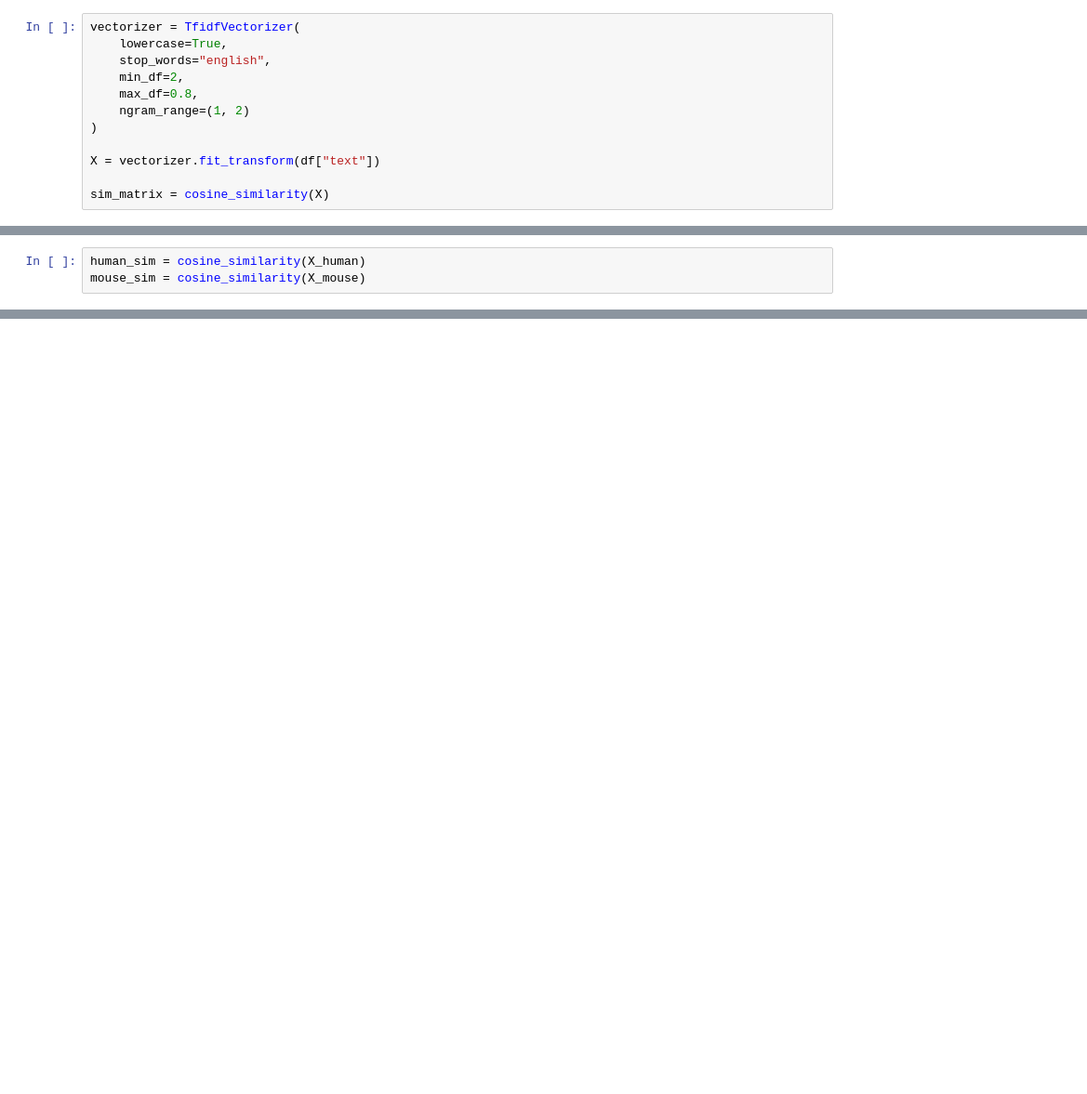
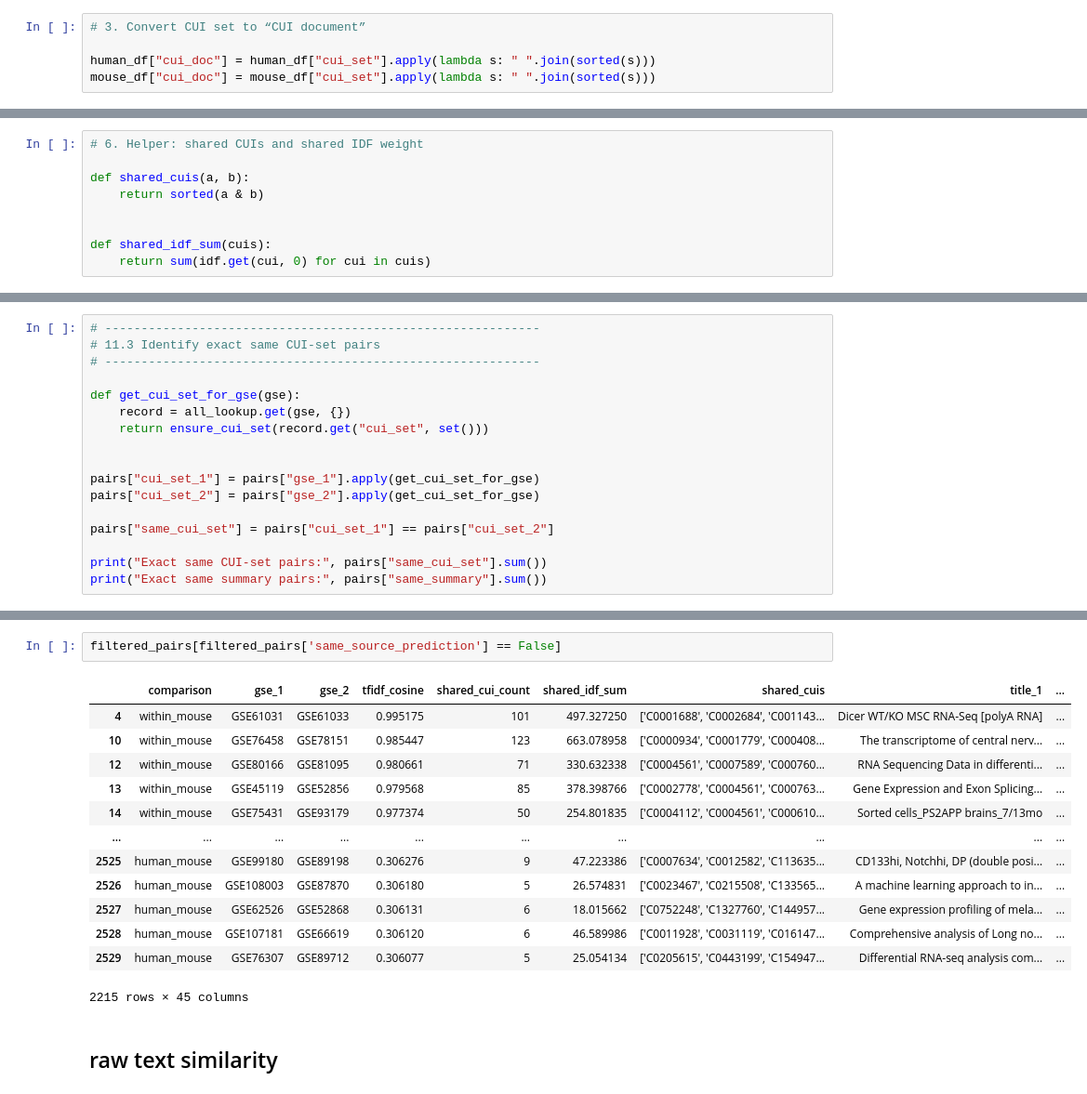
Before and after one commit to vbilsmith/txt2onto2.0_for_gold_standards, a Jupyter notebook: 06-sim-tf-idf.ipynb, the cells around one changed output, grey strips where cells are left out. Shown at 93% size. Saved outputs shown, nothing was run; the diff lists cells and outputs as text; blank space fills up the shorter version.

Commit message:
add codes for raw text similarity analysis

```diff
--- a/06-sim-tf-idf.ipynb
+++ b/06-sim-tf-idf.ipynb
@@ -77,13 +43,6 @@ KeyboardInterrupt:
 # %%
-vectorizer = TfidfVectorizer(
-    lowercase=True,
-    stop_words="english",
-    min_df=2,
-    max_df=0.8,
-    ngram_range=(1, 2)
-)
+# 3. Convert CUI set to “CUI document”
 
-X = vectorizer.fit_transform(df["text"])
-
-sim_matrix = cosine_similarity(X)
+human_df["cui_doc"] = human_df["cui_set"].apply(lambda s: " ".join(sorted(s)))
+mouse_df["cui_doc"] = mouse_df["cui_set"].apply(lambda s: " ".join(sorted(s)))
 # %%
@@ -120,3 +108,9 @@ top_pairs.to_csv("top_human_mouse_tfidf_pairs.csv", index=False)
 # %%
-human_sim = cosine_similarity(X_human)
-mouse_sim = cosine_similarity(X_mouse)
+# 6. Helper: shared CUIs and shared IDF weight
+
+def shared_cuis(a, b):
+    return sorted(a & b)
+
+
+def shared_idf_sum(cuis):
+    return sum(idf.get(cui, 0) for cui in cuis)
@@ -122,0 +492,17 @@ mouse_sim = cosine_similarity(X_mouse)
+# %%
+# ------------------------------------------------------------
+# 11.3 Identify exact same CUI-set pairs
+# ------------------------------------------------------------
+
+def get_cui_set_for_gse(gse):
+    record = all_lookup.get(gse, {})
+    return ensure_cui_set(record.get("cui_set", set()))
+
+
+pairs["cui_set_1"] = pairs["gse_1"].apply(get_cui_set_for_gse)
+pairs["cui_set_2"] = pairs["gse_2"].apply(get_cui_set_for_gse)
+
+pairs["same_cui_set"] = pairs["cui_set_1"] == pairs["cui_set_2"]
+
+print("Exact same CUI-set pairs:", pairs["same_cui_set"].sum())
+print("Exact same summary pairs:", pairs["same_summary"].sum())
@@ -122,0 +729,18 @@ mouse_sim = cosine_similarity(X_mouse)
+# %%
+filtered_pairs[filtered_pairs['same_source_prediction'] == False]
+# %% [output]
+|  | comparison | gse_1 | gse_2 | tfidf_cosine | shared_cui_count | shared_idf_sum | shared_cuis | title_1 | ... |
+| 4 | within_mouse | GSE61031 | GSE61033 | 0.995175 | 101 | 497.327250 | ['C0001688', 'C0002684', 'C001143... | Dicer WT/KO MSC RNA-Seq [polyA RNA] | ... |
+| 10 | within_mouse | GSE76458 | GSE78151 | 0.985447 | 123 | 663.078958 | ['C0000934', 'C0001779', 'C000408... | The transcriptome of central nerv... | ... |
+| 12 | within_mouse | GSE80166 | GSE81095 | 0.980661 | 71 | 330.632338 | ['C0004561', 'C0007589', 'C000760... | RNA Sequencing Data in differenti... | ... |
+| 13 | within_mouse | GSE45119 | GSE52856 | 0.979568 | 85 | 378.398766 | ['C0002778', 'C0004561', 'C000763... | Gene Expression and Exon Splicing... | ... |
+| 14 | within_mouse | GSE75431 | GSE93179 | 0.977374 | 50 | 254.801835 | ['C0004112', 'C0004561', 'C000610... | Sorted cells_PS2APP brains_7/13mo | ... |
+| ... | ... | ... | ... | ... | ... | ... | ... | ... | ... |
+| 2525 | human_mouse | GSE99180 | GSE89198 | 0.306276 | 9 | 47.223386 | ['C0007634', 'C0012582', 'C113635... | CD133hi, Notchhi, DP (double posi... | ... |
+| 2526 | human_mouse | GSE108003 | GSE87870 | 0.306180 | 5 | 26.574831 | ['C0023467', 'C0215508', 'C133565... | A machine learning approach to in... | ... |
+| 2527 | human_mouse | GSE62526 | GSE52868 | 0.306131 | 6 | 18.015662 | ['C0752248', 'C1327760', 'C144957... | Gene expression profiling of mela... | ... |
+| 2528 | human_mouse | GSE107181 | GSE66619 | 0.306120 | 6 | 46.589986 | ['C0011928', 'C0031119', 'C016147... | Comprehensive analysis of Long no... | ... |
+| 2529 | human_mouse | GSE76307 | GSE89712 | 0.306077 | 5 | 25.054134 | ['C0205615', 'C0443199', 'C154947... | Differential RNA-seq analysis com... | ... |
+2215 rows × 45 columns
+# %% [markdown]
+## raw text similarity
```
Also changed, not shown: parts of 27 cells of this notebook, 30 other files.
